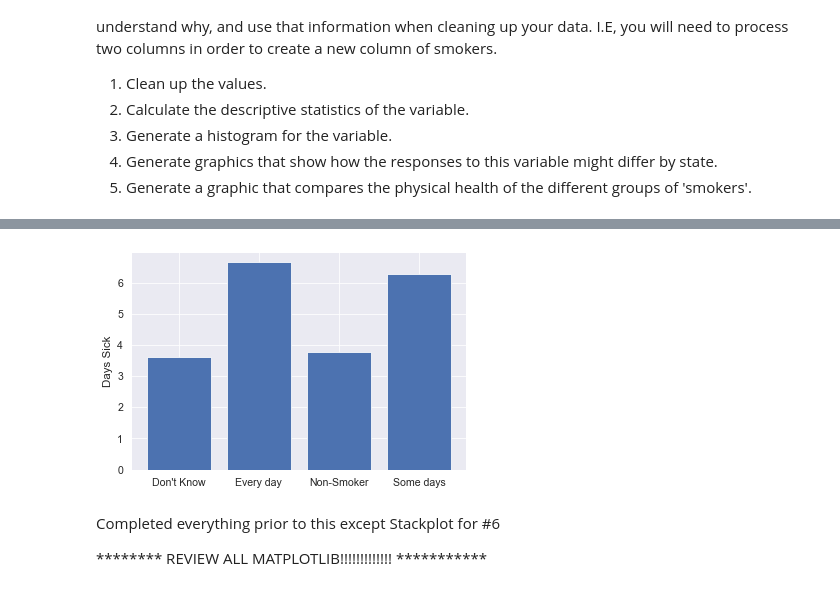
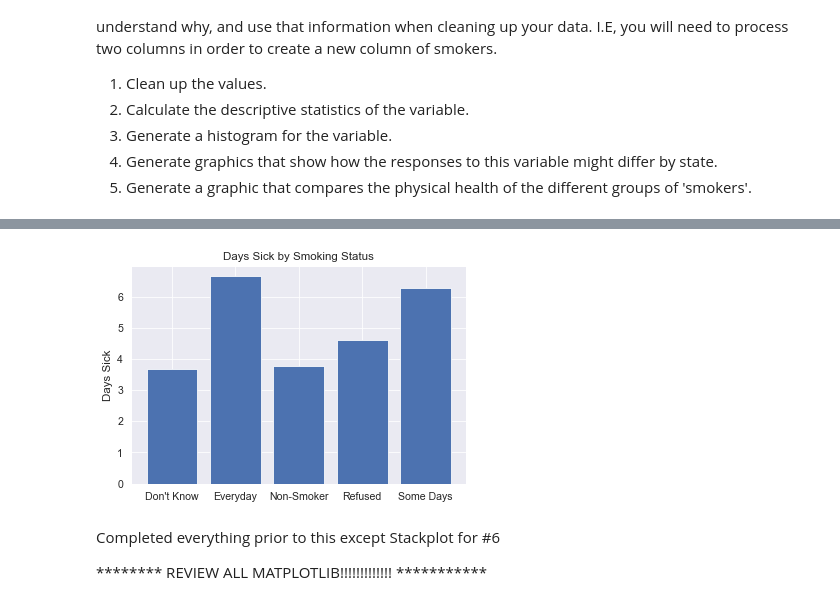
Before and after one commit to Ahila700/nyc-ds-033020-lectures, a Jupyter notebook: Mod_1/STATS_case_study/Stats_project.ipynb, the cells around one changed output, grey strips where cells are left out. Saved outputs shown, nothing was run; the diff lists cells and outputs as text; code cells hidden in the pictures.

```diff
--- a/Mod_1/STATS_case_study/Stats_project.ipynb
+++ b/Mod_1/STATS_case_study/Stats_project.ipynb
@@ -270,0 +296,10 @@ plt.legend()
+# %%
+x = df.groupby(['_STATE'])['Smokers'].value_counts(normalize=True) * 100
+y = x.unstack()
+y.plot(kind = 'bar', stacked = True)
+plt.xlabel('')
+plt.title('Smoking Status by State')
+plt.legend(loc='center left', bbox_to_anchor=(1, 0.5))
+
+
+#df.groupby(['_STATE', 'Smokers'])['Smokers'].count().unstack('Smokers')
@@ -271,28 +309,29 @@ plt.legend()
 # %%
 smokers_health = df.groupby('Smokers').mean()
 smokers_health.reset_index(inplace = True)
 
 smokers_type = []
 for x in smokers_health['Smokers']:
     smokers_type.append(x)
-smokers_type.pop(3)
+
 
 health = []
 for x in smokers_health['PHYSHLTH']:
     health.append(x)
-health.pop(3)
+
 
 new_figure = plt.figure()
 
 ax = new_figure.add_subplot(111)
 
 ax.bar(smokers_type, health, color='b')
 
 ax.set_ylabel('Days Sick')
+ax.set_title('Days Sick by Smoking Status')
 # Show the plot
 plt.show()
 # %% [output]
-[figure, old version]
+[figure, new version]
 # %% [markdown]
 Completed everything prior to this except Stackplot for #6
 
```
Also changed, not shown: parts of 19 cells of this notebook.
